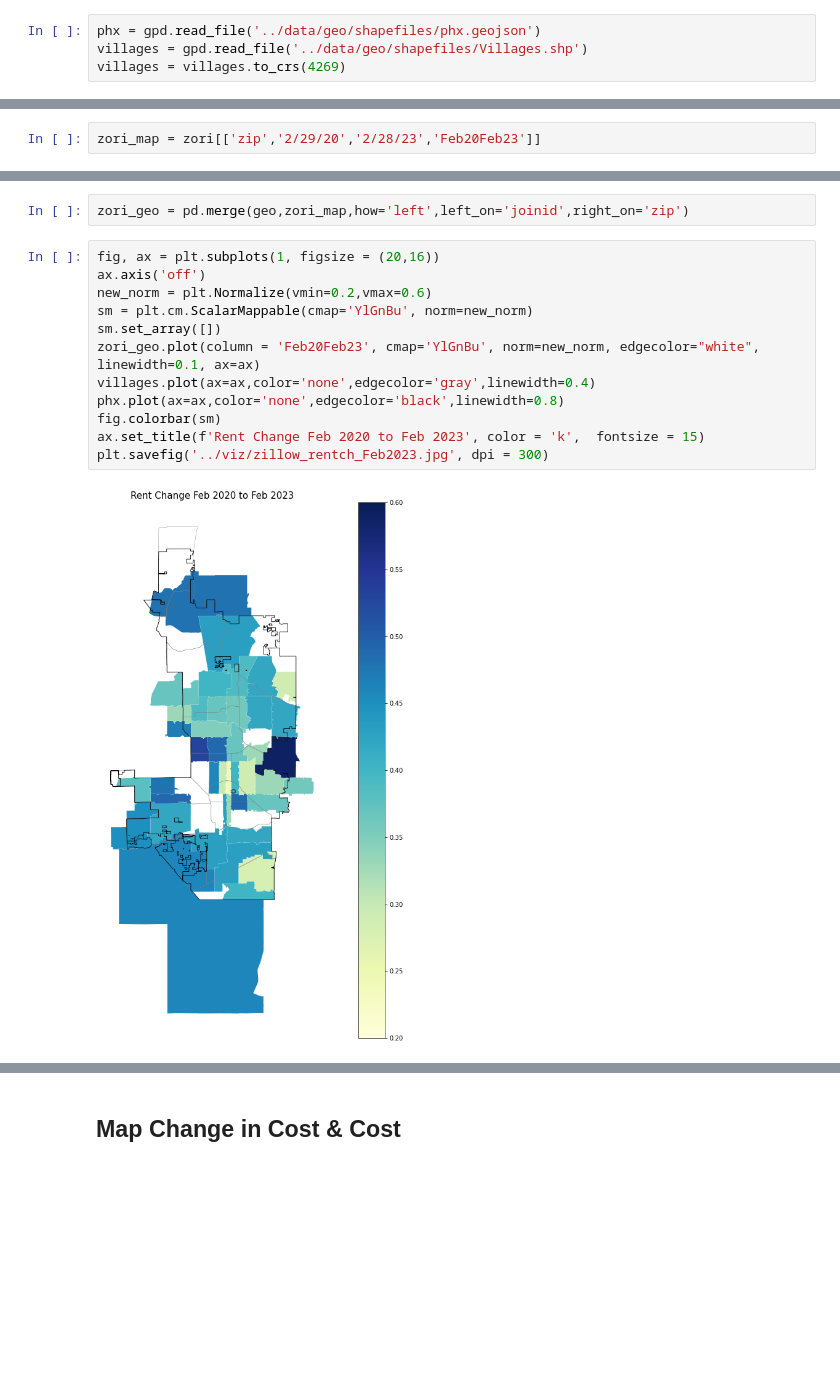
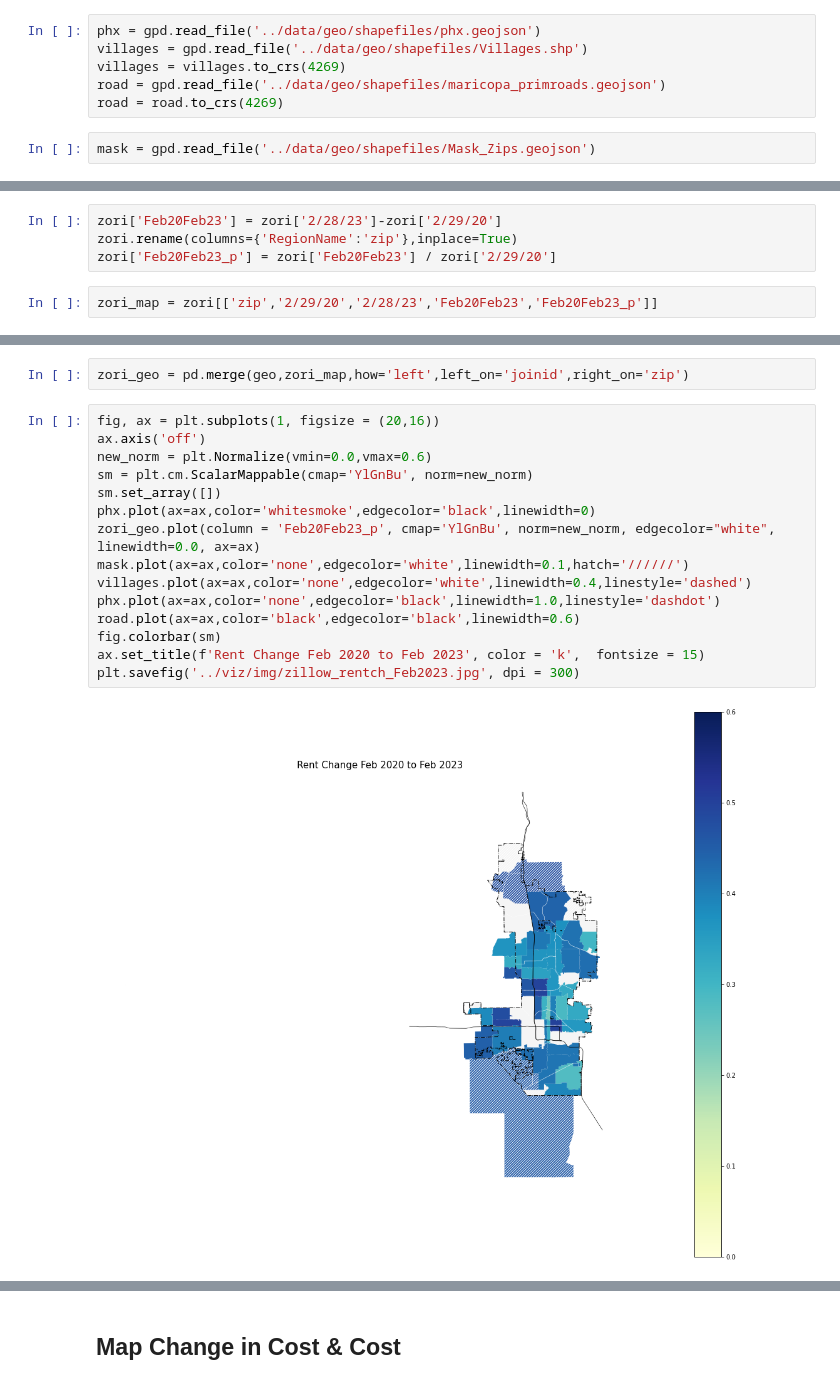
Before and after one commit to daragoldberg/phx, a Jupyter notebook: viz/Zillow_new.ipynb, the cells around one changed output, grey strips where cells are left out. Drawn from its saved outputs; the diff is of its cells as text; blank space fills up the shorter version.

```diff
--- a/viz/Zillow_new.ipynb
+++ b/viz/Zillow_new.ipynb
@@ -26,12 +26,20 @@ pd.set_option('display.max_rows', None)
 phx = gpd.read_file('../data/geo/shapefiles/phx.geojson')
 villages = gpd.read_file('../data/geo/shapefiles/Villages.shp')
 villages = villages.to_crs(4269)
+road = gpd.read_file('../data/geo/shapefiles/maricopa_primroads.geojson')
+road = road.to_crs(4269)
+# %%
+mask = gpd.read_file('../data/geo/shapefiles/Mask_Zips.geojson')
 # %%
 geo = gpd.read_file('../data/geo/shapefiles/Phoenix_ZCTA_2.geojson')
 geo['joinid'] = geo['GEOID20'].astype(int)
 #geo.head(2)
+# %%
+zori['Feb20Feb23'] = zori['2/28/23']-zori['2/29/20']
+zori.rename(columns={'RegionName':'zip'},inplace=True)
+zori['Feb20Feb23_p'] = zori['Feb20Feb23'] / zori['2/29/20']
 # %%
-zori_map = zori[['zip','2/29/20','2/28/23','Feb20Feb23']]
+zori_map = zori[['zip','2/29/20','2/28/23','Feb20Feb23','Feb20Feb23_p']]
 # %%
 zori_map.describe()
 # %% [output]
@@ -49,17 +57,20 @@ zori_geo = pd.merge(geo,zori_map,how='left',left_on='joinid',right_on='zip')
 # %%
 fig, ax = plt.subplots(1, figsize = (20,16))
 ax.axis('off')
-new_norm = plt.Normalize(vmin=0.2,vmax=0.6)
+new_norm = plt.Normalize(vmin=0.0,vmax=0.6)
 sm = plt.cm.ScalarMappable(cmap='YlGnBu', norm=new_norm)
 sm.set_array([])
-zori_geo.plot(column = 'Feb20Feb23', cmap='YlGnBu', norm=new_norm, edgecolor="white", linewidth=0.1, ax=ax)
-villages.plot(ax=ax,color='none',edgecolor='gray',linewidth=0.4)
-phx.plot(ax=ax,color='none',edgecolor='black',linewidth=0.8)
+phx.plot(ax=ax,color='whitesmoke',edgecolor='black',linewidth=0)
+zori_geo.plot(column = 'Feb20Feb23_p', cmap='YlGnBu', norm=new_norm, edgecolor="white", linewidth=0.0, ax=ax)
+mask.plot(ax=ax,color='none',edgecolor='white',linewidth=0.1,hatch='//////')
+villages.plot(ax=ax,color='none',edgecolor='white',linewidth=0.4,linestyle='dashed')
+phx.plot(ax=ax,color='none',edgecolor='black',linewidth=1.0,linestyle='dashdot')
+road.plot(ax=ax,color='black',edgecolor='black',linewidth=0.6)
 fig.colorbar(sm)
 ax.set_title(f'Rent Change Feb 2020 to Feb 2023', color = 'k',  fontsize = 15)
-plt.savefig('../viz/zillow_rentch_Feb2023.jpg', dpi = 300)
+plt.savefig('../viz/img/zillow_rentch_Feb2023.jpg', dpi = 300)
 # %% [output]
-[figure, old version]
+[figure, new version]
 # %%
 fig, ax = plt.subplots(1, figsize = (20,16))
 ax.axis('off')
```
Also changed, not shown: parts of 13 cells of this notebook, 32 other files.
